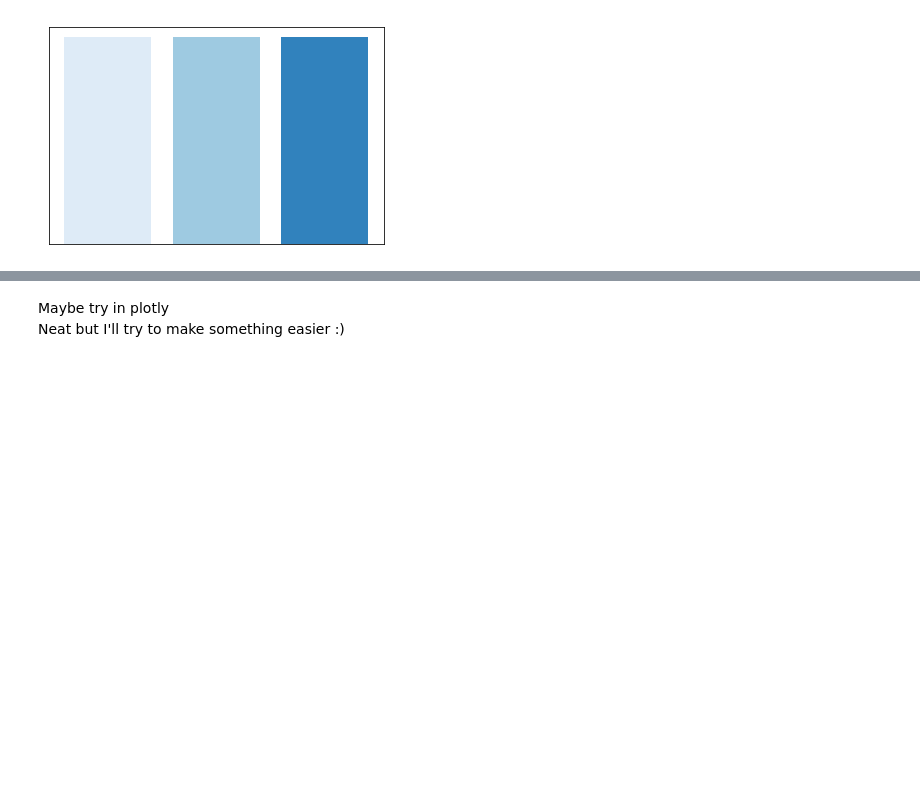
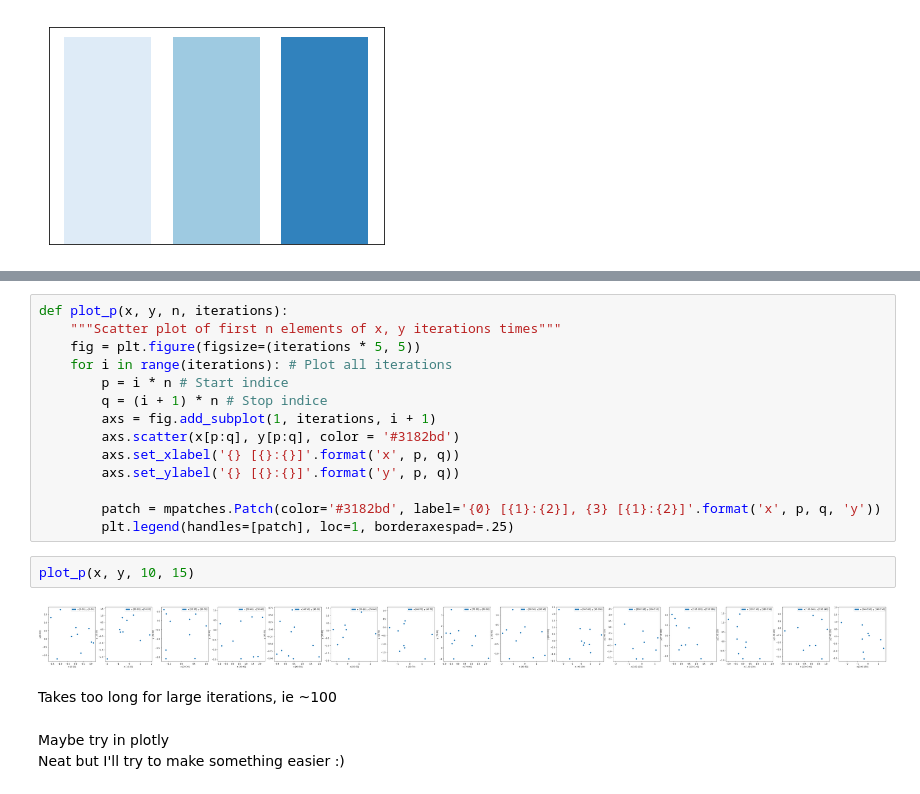
Before and after one commit to Ecboxer/inkrement, a Jupyter notebook: scratch.ipynb, the cells around one changed output, grey strips where cells are left out. Cells and saved outputs as stored; diff of their text form; blank space fills up the shorter version.

Commit message:
Wrote plot_p to display some number of subplots of iterated data

```diff
--- a/scratch.ipynb
+++ b/scratch.ipynb
@@ -48,3 +49,23 @@ plot(x, y, 100)
+# %%
+def plot_p(x, y, n, iterations):
+    """Scatter plot of first n elements of x, y iterations times"""
+    fig = plt.figure(figsize=(iterations * 5, 5))
+    for i in range(iterations): # Plot all iterations
+        p = i * n # Start indice
+        q = (i + 1) * n # Stop indice
+        axs = fig.add_subplot(1, iterations, i + 1)
+        axs.scatter(x[p:q], y[p:q], color = '#3182bd')
+        axs.set_xlabel('{} [{}:{}]'.format('x', p, q))
+        axs.set_ylabel('{} [{}:{}]'.format('y', p, q))
+
+        patch = mpatches.Patch(color='#3182bd', label='{0} [{1}:{2}], {3} [{1}:{2}]'.format('x', p, q, 'y'))
+        plt.legend(handles=[patch], loc=1, borderaxespad=.25)
+# %%
+plot_p(x, y, 10, 15)
+# %% [output]
+[figure, added]
+# %% [markdown]
+Takes too long for large iterations, ie ~100
 # %% [markdown]
 Maybe try in plotly
 Neat but I'll try to make something easier :)
```
Also changed, not shown: parts of 3 cells of this notebook.
